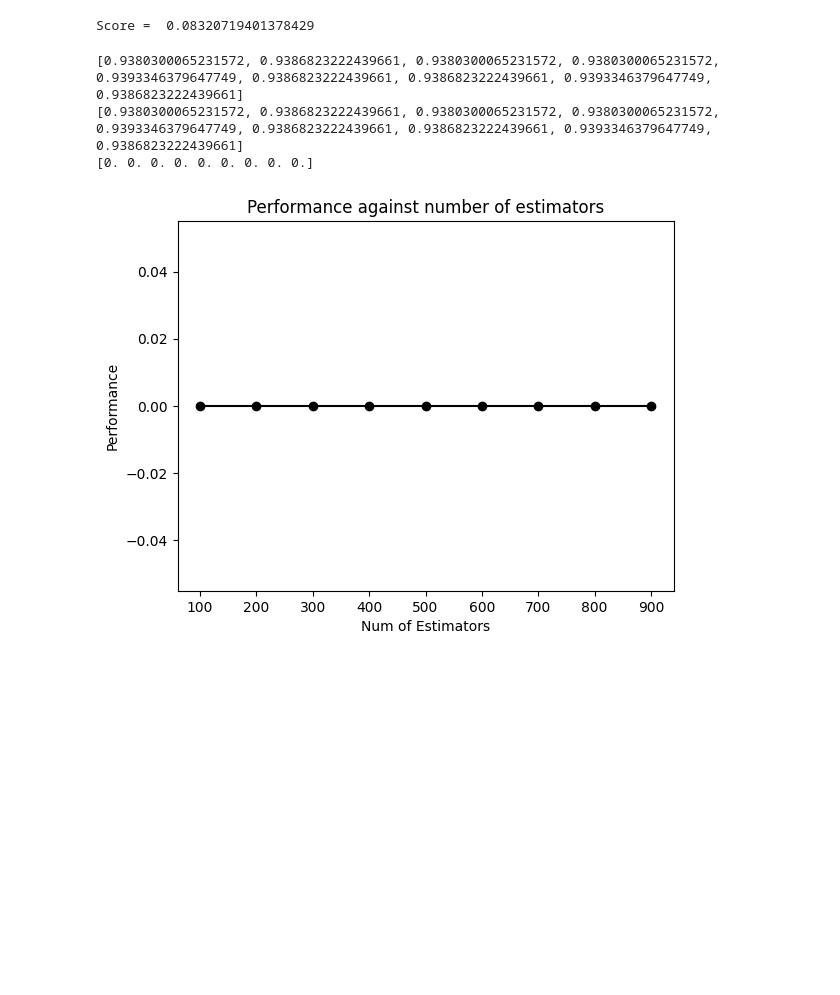
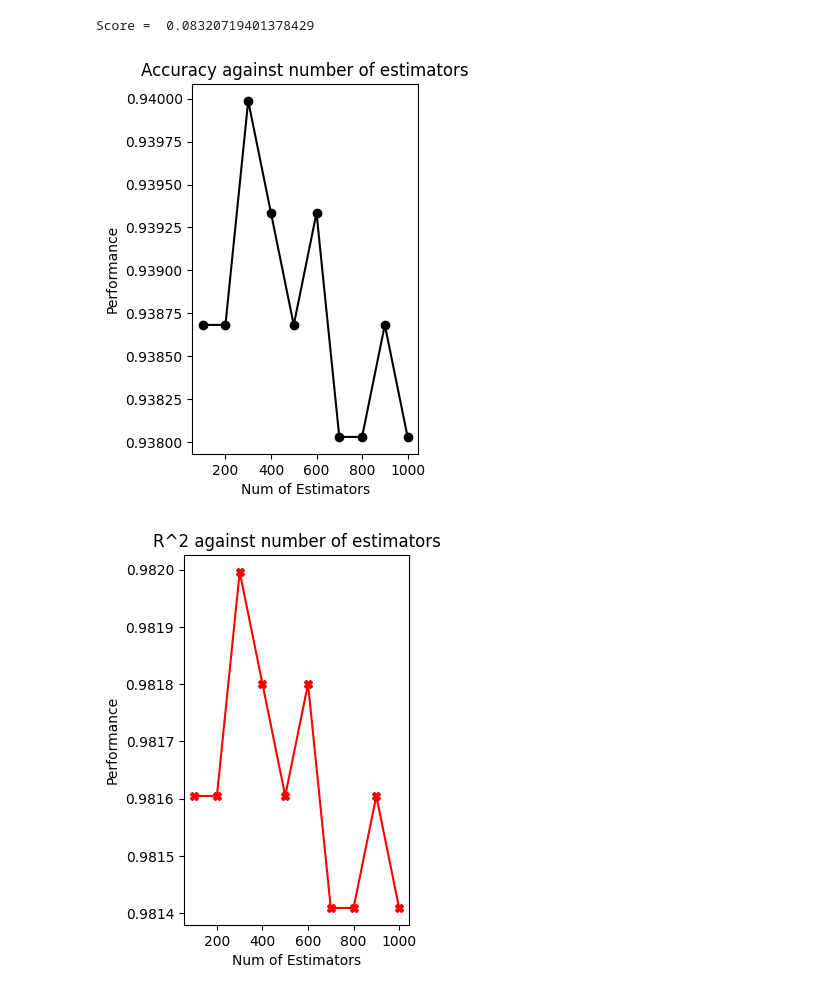
Before and after one commit to Ethan1456/StrokePredictor, a Jupyter notebook: predictor.ipynb, the cells around one changed output. Cells and saved outputs as stored; diff of their text form; code cells hidden in the pictures; blank space fills up the shorter version.

```diff
--- a/predictor.ipynb
+++ b/predictor.ipynb
@@ -106,39 +106,41 @@ accuracyList = []
 scoreList = []
 
 
-for n_estimators in range(100,1000,100):
-    #declaring model and training model
-    rf = RandomForestClassifier(n_estimators)
+
+#declaring model and training model
+for i in range(100,1001,100):
+    rf = RandomForestClassifier(i)
     rf.fit(X_train,y_train)
     #predicting
     y_pred = rf.predict(X_test)
     #storing accuracy and r^2 valued
     accuracy = accuracy_score(y_test, y_pred)
-    score= rf.score(X_test,y_test)
-    print(accuracy)
-    print(score)
-
+    r_squared = rf.score(predictors,target)
     #append to list
-    n_estimatorsList.append(n_estimators)
+    n_estimatorsList.append(i)
     accuracyList.append(accuracy)
-    scoreList.append(score)
+    scoreList.append(r_squared)
 # %%
 #plot graph
 import matplotlib.pyplot as plt
 import numpy as np
-print(accuracyList)
-print(scoreList)
 
-differenceList = np.array(scoreList) - np.array(accuracyList)
-print(differenceList)
-plt.plot(n_estimatorsList,differenceList, label='Accuracy',marker='o',color = 'black')
 
-plt.title('Performance against number of estimators')
+
+plt.subplot(1,2,1)
+plt.plot(n_estimatorsList,accuracyList, label='Accuracy',marker='o',color = 'black')
+plt.title('Accuracy against number of estimators')
 plt.xlabel('Num of Estimators')
 plt.ylabel('Performance')
 plt.show()
+
+
+plt.subplot(1,2,2)
+plt.plot(n_estimatorsList,scoreList,label='R^2',marker='X',color='red')
+plt.title('R^2 against number of estimators')
+plt.xlabel('Num of Estimators')
+plt.ylabel('Performance')
+plt.show()
 # %% [output]
-[0.9380300065231572, 0.9386823222439661, 0.9380300065231572, 0.9380300065231572, 0.9393346379647749, 0.9386823222439661, 0.9386823222439661, 0.9393346379647749, 0.9386823222439661]
-[0.9380300065231572, 0.9386823222439661, 0.9380300065231572, 0.9380300065231572, 0.9393346379647749, 0.9386823222439661, 0.9386823222439661, 0.9393346379647749, 0.9386823222439661]
-[0. 0. 0. 0. 0. 0. 0. 0. 0.]
-[figure, old version]
+[figure, new version]
+[figure, added]
```
Also changed, not shown: parts of 1 cell of this notebook.
